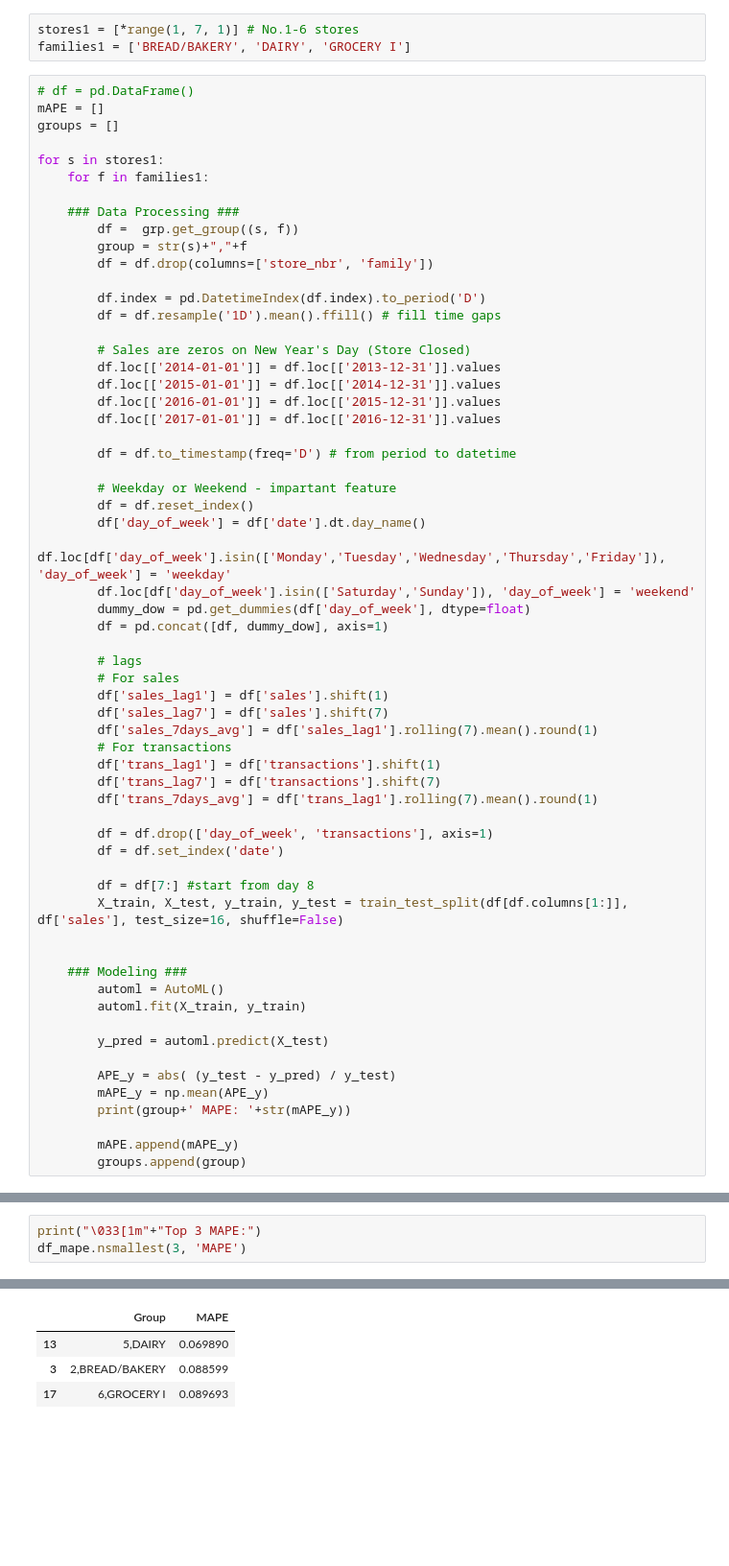
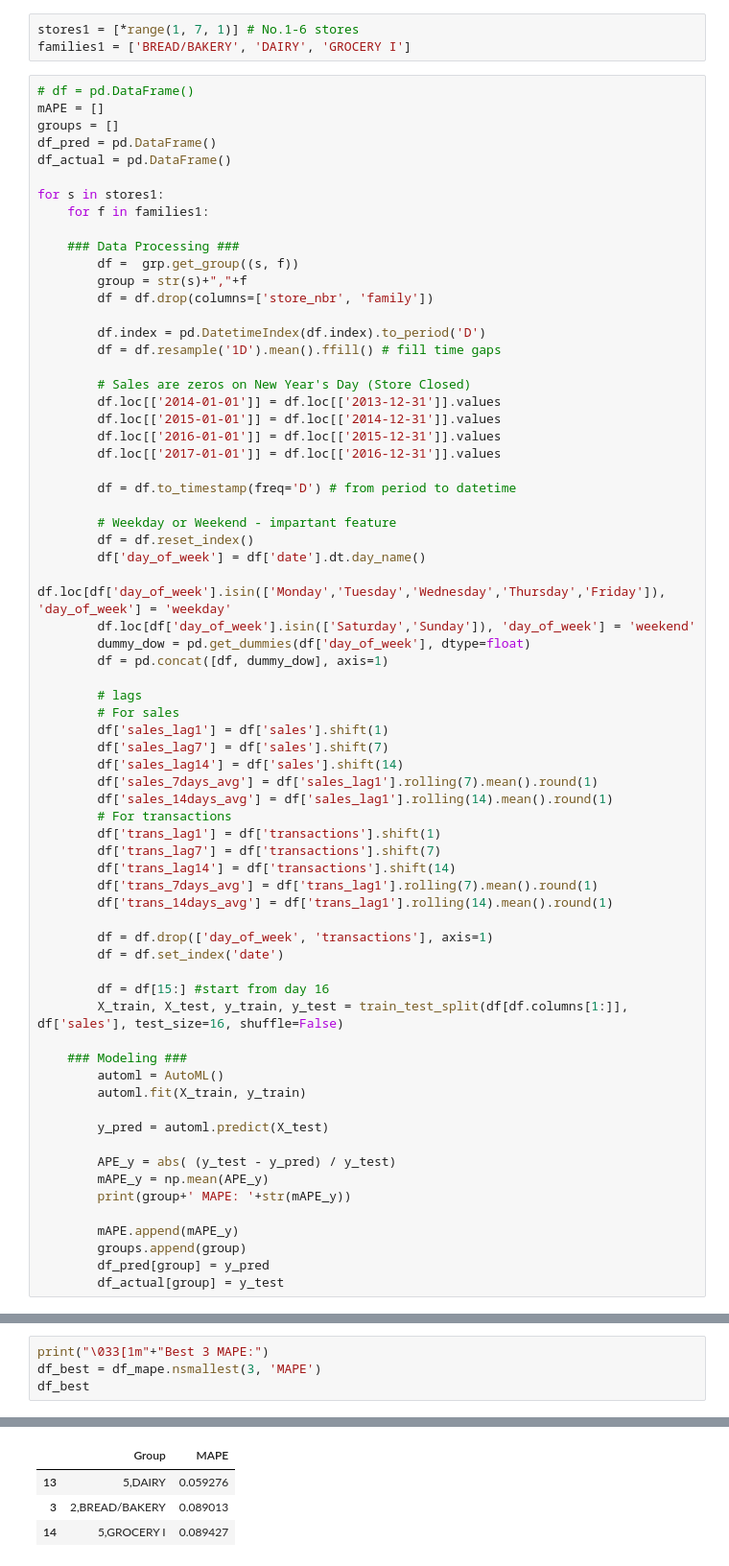
Before and after one commit to zxie9/Capstone-Project-Two, a Jupyter notebook: Notebooks/5. Modeling_Part3.ipynb, the cells around one changed output, grey strips where cells are left out. Shown at 96% size. Drawn from its saved outputs; the diff is of its cells as text; blank space fills up the shorter version.

```diff
--- a/Notebooks/5. Modeling_Part3.ipynb
+++ b/Notebooks/5. Modeling_Part3.ipynb
@@ -60,6 +66,8 @@ families1 = ['BREAD/BAKERY', 'DAIRY', 'GROCERY I']
 # df = pd.DataFrame()
 mAPE = []
 groups = []
+df_pred = pd.DataFrame()
+df_actual = pd.DataFrame()
 
 for s in stores1:
     for f in families1:
@@ -92,18 +100,21 @@ for s in stores1:
         # For sales
         df['sales_lag1'] = df['sales'].shift(1)
         df['sales_lag7'] = df['sales'].shift(7)
+        df['sales_lag14'] = df['sales'].shift(14)
         df['sales_7days_avg'] = df['sales_lag1'].rolling(7).mean().round(1)
+        df['sales_14days_avg'] = df['sales_lag1'].rolling(14).mean().round(1)
         # For transactions
         df['trans_lag1'] = df['transactions'].shift(1)
         df['trans_lag7'] = df['transactions'].shift(7)
+        df['trans_lag14'] = df['transactions'].shift(14)
         df['trans_7days_avg'] = df['trans_lag1'].rolling(7).mean().round(1)
+        df['trans_14days_avg'] = df['trans_lag1'].rolling(14).mean().round(1)
 
         df = df.drop(['day_of_week', 'transactions'], axis=1)
         df = df.set_index('date')
 
-        df = df[7:] #start from day 8
+        df = df[15:] #start from day 16
         X_train, X_test, y_train, y_test = train_test_split(df[df.columns[1:]], df['sales'], test_size=16, shuffle=False)
-
 
     ### Modeling ###
         automl = AutoML()
@@ -117,4 +128,6 @@ for s in stores1:
 
         mAPE.append(mAPE_y)
         groups.append(group)
+        df_pred[group] = y_pred
+        df_actual[group] = y_test
 # %% [output]
@@ -161,4 +183,5 @@ df_mape.sort_values(by=['MAPE'])
 # %%
-print("\033[1m"+"Top 3 MAPE:")
-df_mape.nsmallest(3, 'MAPE')
+print("\033[1m"+"Best 3 MAPE:")
+df_best = df_mape.nsmallest(3, 'MAPE')
+df_best
 # %% [output]
@@ -166,5 +189,5 @@ Top 3 MAPE:
 |  | Group | MAPE |
-| 13 | 5,DAIRY | 0.069890 |
-| 3 | 2,BREAD/BAKERY | 0.088599 |
-| 17 | 6,GROCERY I | 0.089693 |
+| 13 | 5,DAIRY | 0.059276 |
+| 3 | 2,BREAD/BAKERY | 0.089013 |
+| 14 | 5,GROCERY I | 0.089427 |
 # %%
```
Also changed, not shown: parts of 23 cells of this notebook.
